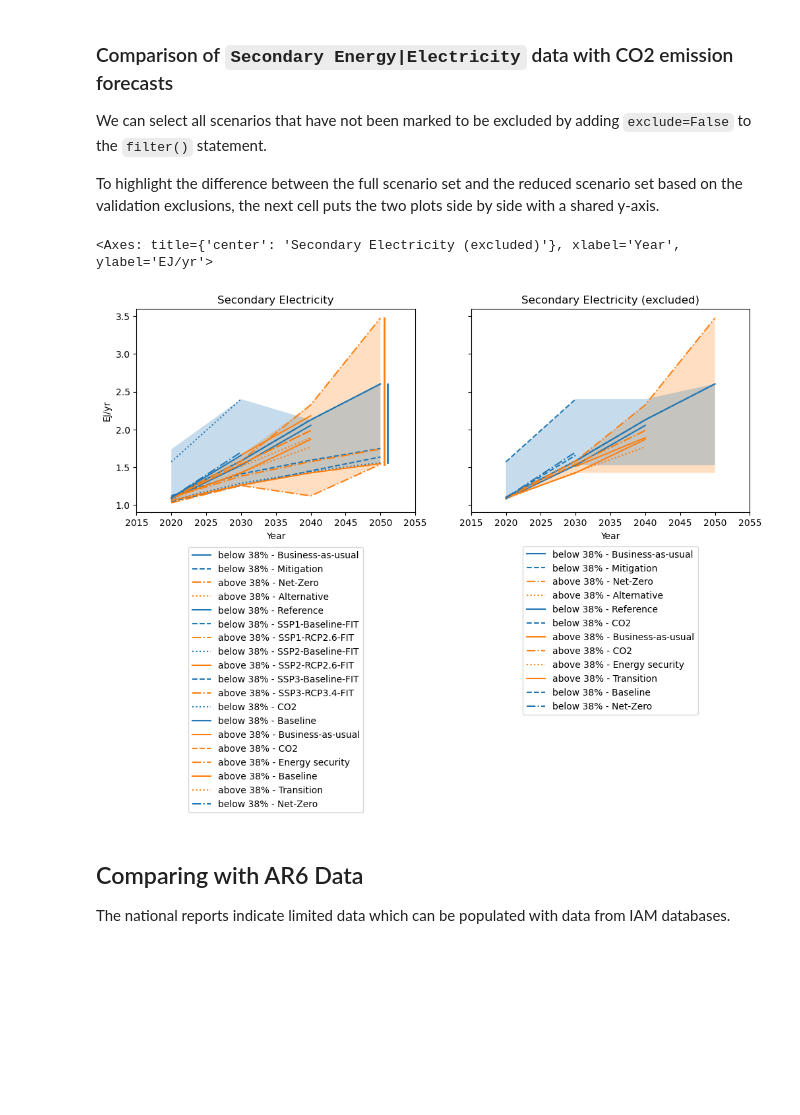
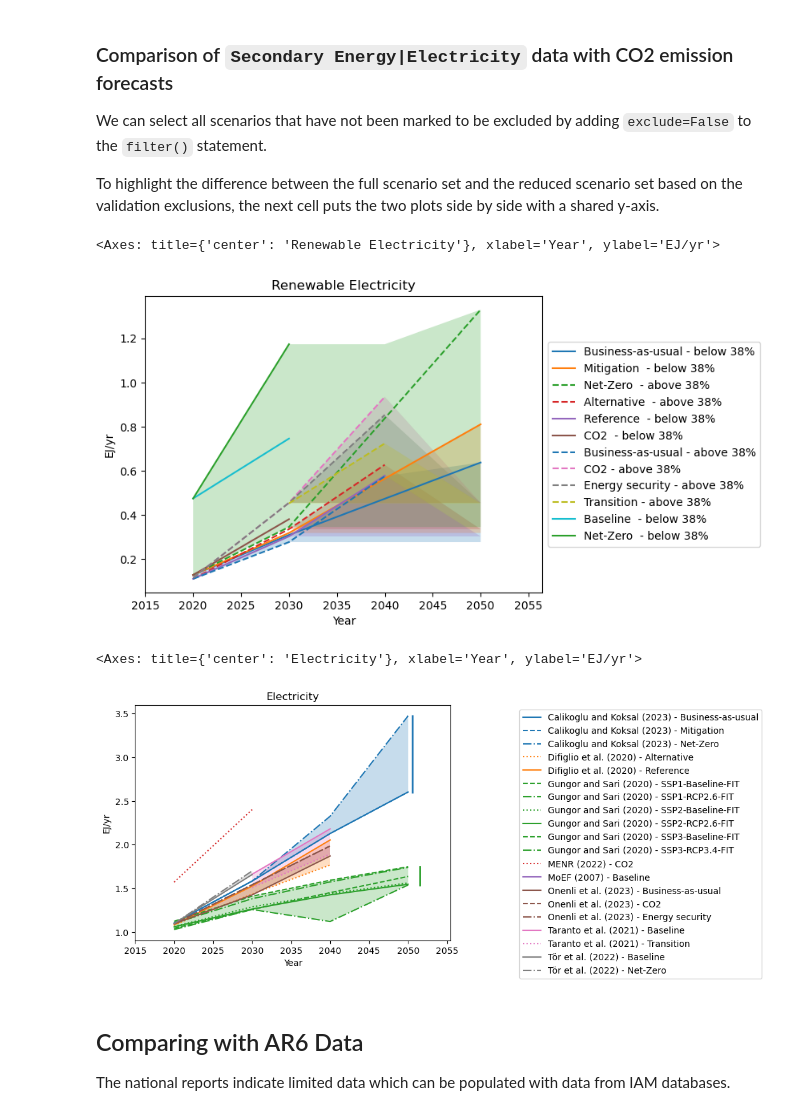
Before and after one commit to gorkemgungormetu/Turkish_energy_and_climate_pathways, a Jupyter notebook: meta_analysis.ipynb, the cells around one changed output. Drawn from its saved outputs; the diff is of its cells as text; code cells hidden in the pictures; blank space fills up the shorter version.

Commit message:
Renewable electricity
Plotting of the renewable electricity figure for the  MESSAGEix Community Meeting 2024.

```diff
--- a/meta_analysis.ipynb
+++ b/meta_analysis.ipynb
@@ -949,17 +952,29 @@ To highlight the difference between the full scenario set and the reduced scenar
 # %%
 %%capture --no-display
 
-fig, ax = plt.subplots(1, 2, figsize=(12, 4), sharey=True)
+colors = pyam.plotting.PYAM_COLORS
 
-df_se = df.filter(variable="Secondary Energy|Electricity", year=range(2020,2060))
+# fig, ax = plt.subplots(1, 2, figsize=(12, 4), sharey=True)
 
-df_se.plot(ax=ax[0], color="Share of solar and wind", linestyle="scenario", fill_between=True, final_ranges=True,
-           title="Secondary Electricity", legend=dict(loc='lower center', bbox_to_anchor=(0.5, -1.5)))
-df_se.filter(exclude=False).plot(ax=ax[1], color="Share of solar and wind", linestyle="scenario", fill_between=True, final_ranges=True,
-           title="Secondary Electricity (excluded)", legend=dict(loc='lower center', bbox_to_anchor=(0.5, -1.02)))
+df_se = df.filter(variable="Secondary Energy|Electricity|Renewable", year=range(2020,2060))
+
+# df_se.plot(ax=ax[0], color="scenario", linestyle="Share of solar and wind", fill_between=True, final_ranges=True,
+#           title="Renewable Electricity", legend=dict(loc='lower center', bbox_to_anchor=(0.5, -1.5)))
+df_se.filter(exclude=False).plot(color="scenario", linestyle="Share of solar and wind", fill_between=True, final_ranges=True,
+           title="Renewable Electricity", legend=dict(OUTSIDE_LEGEND["right"]))
 # %% [output]
-<Axes: title={'center': 'Secondary Electricity (excluded)'}, xlabel='Year', ylabel='EJ/yr'>
+<Axes: title={'center': 'Renewable Electricity'}, xlabel='Year', ylabel='EJ/yr'>
-[figure, old version]
+[figure, new version]
+# %%
+%%capture --no-display
+
+df_se = df.filter(variable="Secondary Energy|Electricity", year=range(2020,2060))
+
+df_se.plot(color="model", linestyle="scenario", fill_between=True, final_ranges=True,
+           title="Electricity", legend=dict(OUTSIDE_LEGEND["right"], bbox_to_anchor=(2,1)))
+# %% [output]
+<Axes: title={'center': 'Electricity'}, xlabel='Year', ylabel='EJ/yr'>
+[figure, added]
 # %% [markdown]
 ## Comparing with AR6 Data
 The national reports indicate limited data which can be populated with data from IAM databases.
```
Also changed, not shown: parts of 2 cells of this notebook.
